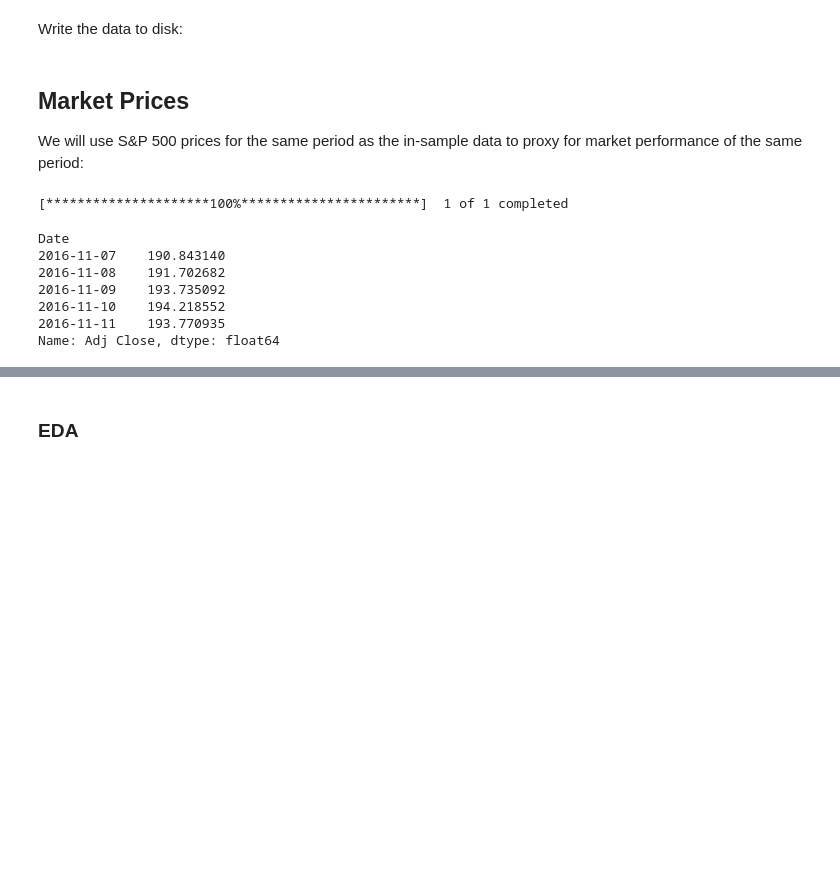
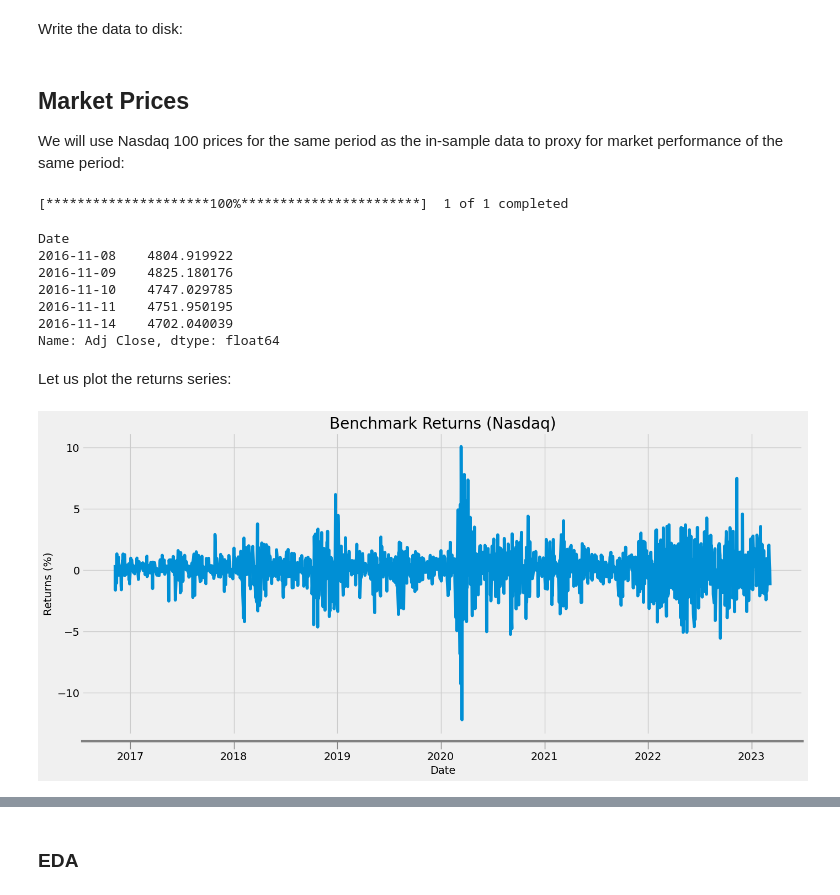
Before and after one commit to ezkang/optimization-23, a Jupyter notebook: src/data_ingestion.ipynb, the cells around one changed output, grey strips where cells are left out. Drawn from its saved outputs; the diff is of its cells as text; code cells hidden in the pictures; blank space fills up the shorter version.

```diff
--- a/src/data_ingestion.ipynb
+++ b/src/data_ingestion.ipynb
@@ -229,22 +229,21 @@ in_sample_data.to_parquet('../data/in_sample_data.parquet')
 # %% [markdown]
 ## Market Prices
 
-We will use S&P 500 prices for the same period as the in-sample data to proxy for market performance of the same period:
+We will use Nasdaq 100 prices for the same period as the in-sample data to proxy for market performance of the same period:
 # %%
-sp_500 = yf.download(
-  tickers='SPY',
-  start=five_years_sixteen_months_ago,
-  end=sixteen_months_ago
+nasdaq = yf.download(
+  tickers='^NDX',
+  start=five_years_sixteen_months_ago
 )['Adj Close']
-sp_500.head(5)
+nasdaq.head(5)
 # %% [output]
 [*********************100%***********************]  1 of 1 completed
 Date
-2016-11-07    190.843140
-2016-11-08    191.702682
-2016-11-09    193.735092
-2016-11-10    194.218552
-2016-11-11    193.770935
+2016-11-08    4804.919922
+2016-11-09    4825.180176
+2016-11-10    4747.029785
+2016-11-11    4751.950195
+2016-11-14    4702.040039
 Name: Adj Close, dtype: float64
 # %%
 # Check that the period matches that of the in-sample data
@@ -251,0 +252,21 @@ assert (sp_500.index.min() == in_sample_data.index.min()) and (sp_500.index.max(
+# %% [markdown]
+Let us plot the returns series:
+# %%
+nasdaq_returns = nasdaq.pct_change().dropna() * 100
+# %%
+fig, ax = plt.subplots(figsize=(15, 8))
+nasdaq_returns.plot(ax=ax)
+
+# Shape the bottom part of the plot
+ax.spines['bottom'].set_position(('outward', 10))
+ax.spines['bottom'].set_color('gray')
+ax.tick_params(axis='x', direction='out', length=10, width=1, color='gray')
+
+plt.title('Benchmark Returns (Nasdaq)')
+plt.xlabel('Date')
+plt.ylabel('Returns (%)')
+
+plt.savefig('../plots/benchmark_returns.png', dpi=300, bbox_inches='tight')
+plt.show();
+# %% [output]
+[figure, added]
```
Also changed, not shown: parts of 7 cells of this notebook, 1 other file.
